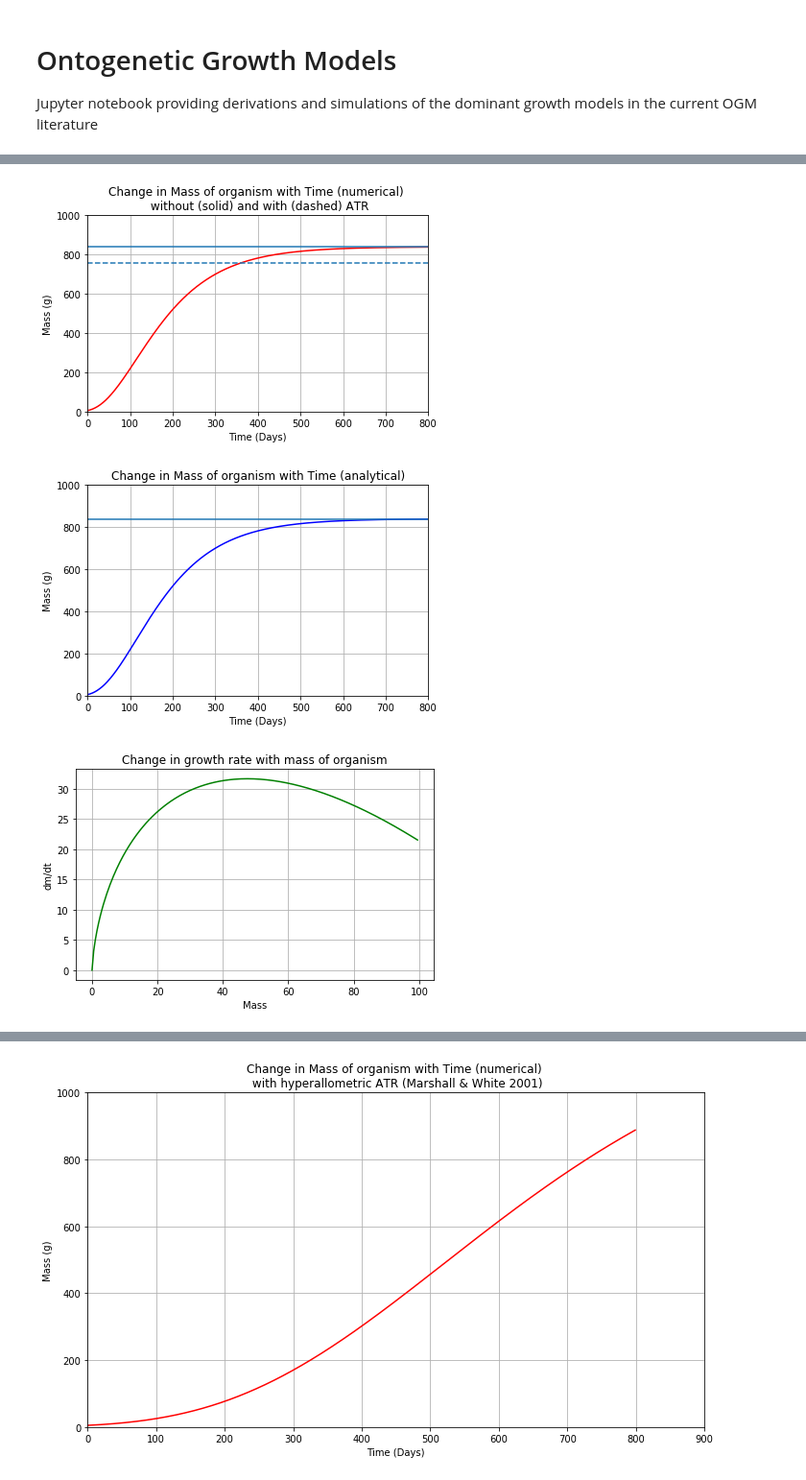
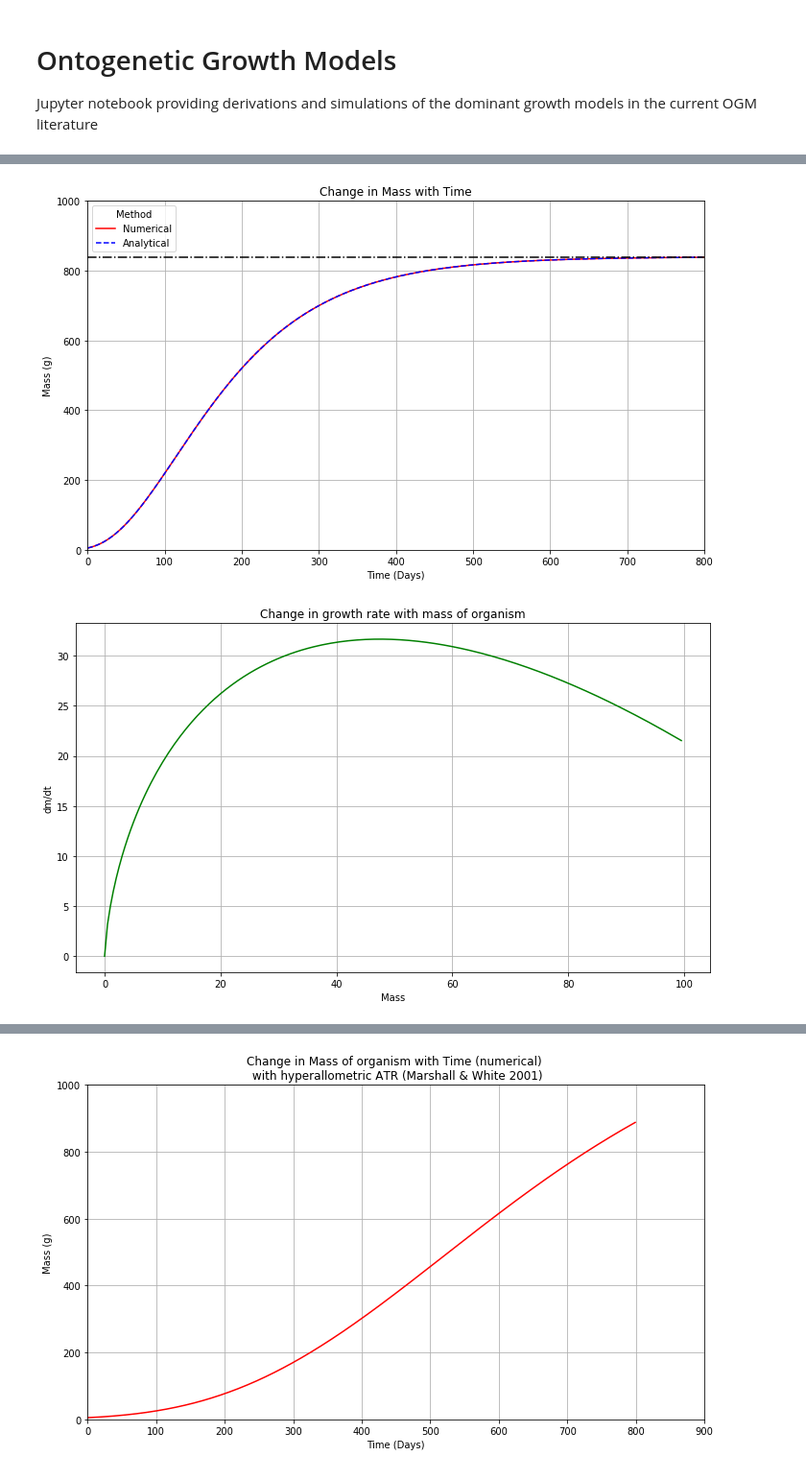
Before and after one commit to lvassor/HyperallometricFecundity, a Jupyter notebook: Code/ontogenetic_growth.ipynb, the cells around one changed output, grey strips where cells are left out. Shown: that part at 96% size. Drawn from its saved outputs; the diff is of its cells as text; code cells hidden in the pictures.

```diff
--- a/Code/ontogenetic_growth.ipynb
+++ b/Code/ontogenetic_growth.ipynb
@@ -57,55 +114,44 @@ def dm_dt(m,t,a,b):
 # Analytically derived mass with time
 def growth_time(M, m0, a, t):
     """Produces figure of mass with time growth curve"""
-    curve = M*((1 - (1 - ((m0/M)**0.25))*np.exp(-a*t/(4*(M**0.25))))**4) # general lifetime growth curve determinate
-    growth_curve = plt.plot(t, curve, 'b-', label = 'Mass with Time')
-    axes = plt.gca()
-    axes.set_xlim([0,800])
-    axes.set_ylim([0,1000])
-
-    plt.xlabel('Time (Days)')
-    plt.ylabel('Mass (g)')
-    plt.title('Change in Mass of organism with Time (analytical)')
-    plt.grid(True)
-    plt.axhline(M) # asymptotic growth
-    plt.tight_layout()
-    plt.show()
+    return M*((1 - (1 - ((m0/M)**0.25))*np.exp(-a*t/(4*(M**0.25))))**4) # general lifetime growth curve determinate
 
 # Define initial conditions for integration
 m = 5
 mass0 = sc.array(m)
 
 # Populate arrays
 mass = np.arange(0,100,0.5) # Mass array
 time = np.arange(0,800,1) # Time array
 a = 0.2
 b = a/(840**0.25)     # rearrange eq. 6 to find b in terms of a
 c = 0.001
 beta=1.08
 
+# Analytical solution
+curve = growth_time(M = 840, m0 = 5, a = 0.2, t = time)
+
 # Integrate - numerically derived mass with time
 int_mass = integrate.odeint(dm_dt, mass0, t=time, args=(a,b))
 
 # Plot numerical solution
-growth_curve = plt.plot(time, int_mass, 'r-', label = 'Mass with Time')
+growth_curve_numerical = plt.plot(time, int_mass, 'r-', label = 'Numerical')
+growth_curve_analytical = plt.plot(time, curve, 'b-', linestyle='--', label = 'Analytical')
 plt.xlabel('Time (Days)')
 plt.ylabel('Mass (g)')
-plt.title('Change in Mass of organism with Time (numerical) \n without (solid) and with (dashed) ATR')
+plt.title('Change in Mass with Time')
 plt.grid(True)
 axes = plt.gca()
 axes.set_xlim([0,800])
 axes.set_ylim([0,1000])
-plt.axhline((a/b)**4) # asymptotic growth
-plt.axhline((a/(b+c))**4, linestyle='--') # asymptotic growth
+plt.axhline((a/b)**4, color='k',linestyle='-.') # asymptotic growth
 plt.tight_layout()
+plt.legend(loc='upper left', title='Method')
 plt.show()
 
-# Lifetime Growth curve for guinea pig (West et al. 2001, p2)
-growth_time(M = 840, m0 = 5, a = 0.2, t = time)
-
+# Lifetime Growth rate curve for guinea pig (West et al. 2001, p2)
 growth_model(a = 7, b = 2, m = mass)
 # %% [output]
-[figure, old version]
+[figure, new version]
-[figure, old version]
+[figure, new version]
-[figure, removed]
 # %% [markdown]
```
Also changed, not shown: parts of 22 cells of this notebook, 1 other file.
